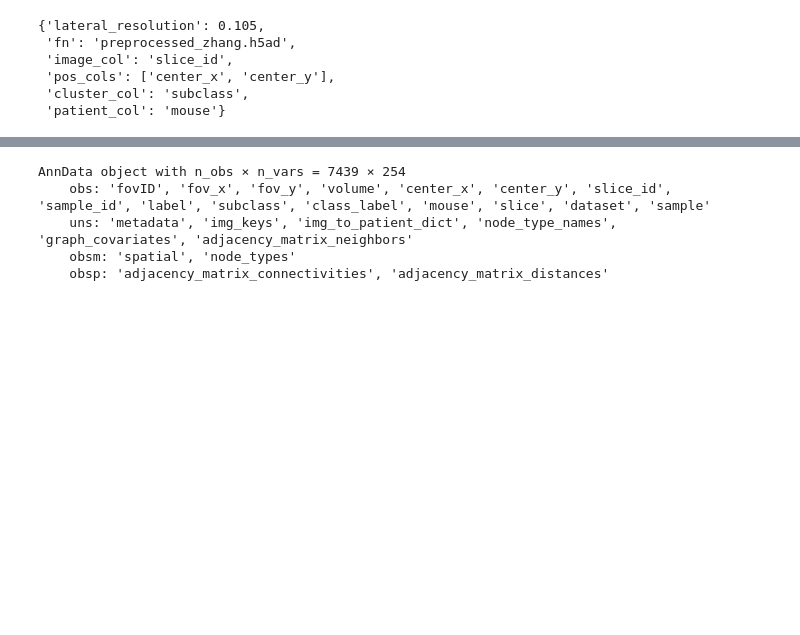
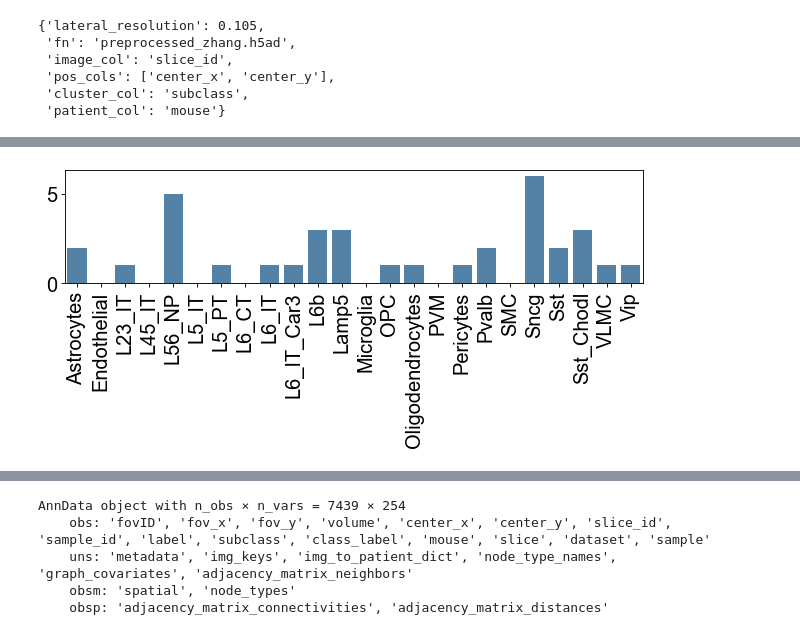
Before and after one commit to theislab/ncem_benchmarks, a Jupyter notebook: notebooks/data_exploration.ipynb, the cells around one changed output, grey strips where cells are left out. Saved outputs shown, nothing was run; the diff lists cells and outputs as text; code cells hidden in the pictures; blank space fills up the shorter version.

```diff
--- a/notebooks/data_exploration.ipynb
+++ b/notebooks/data_exploration.ipynb
@@ -37,0 +86,6 @@ adata_test.uns['metadata']
+# %%
+adata = interpreter.data.plot_ligrec(
+    fraction=0.1,
+    source_groups='L23_IT',
+    undefined_type='other',
+)
@@ -37,0 +98,7 @@ adata_test.uns['metadata']
+# %%
+interpreter.data.plot_ligrec_barplot(
+    adata,
+    source_group='L23_IT',
+)
+# %% [output]
+[figure, added]
```
Also changed, not shown: parts of 46 cells of this notebook.
